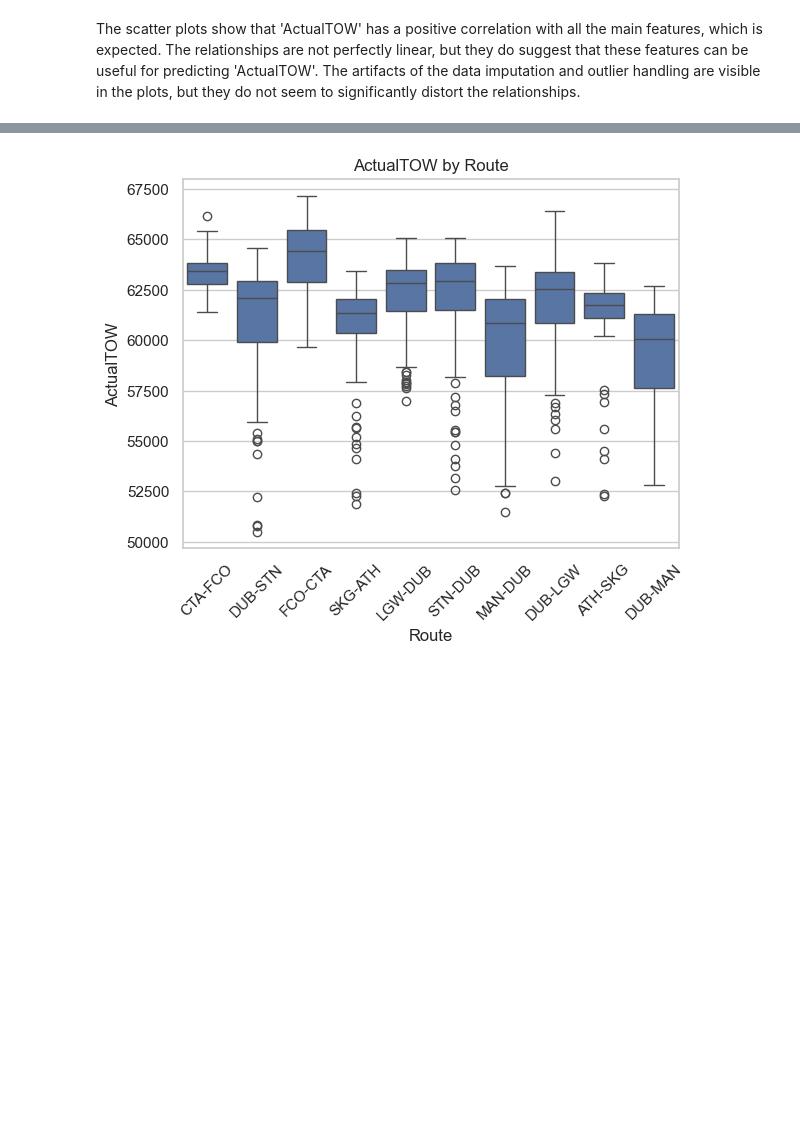
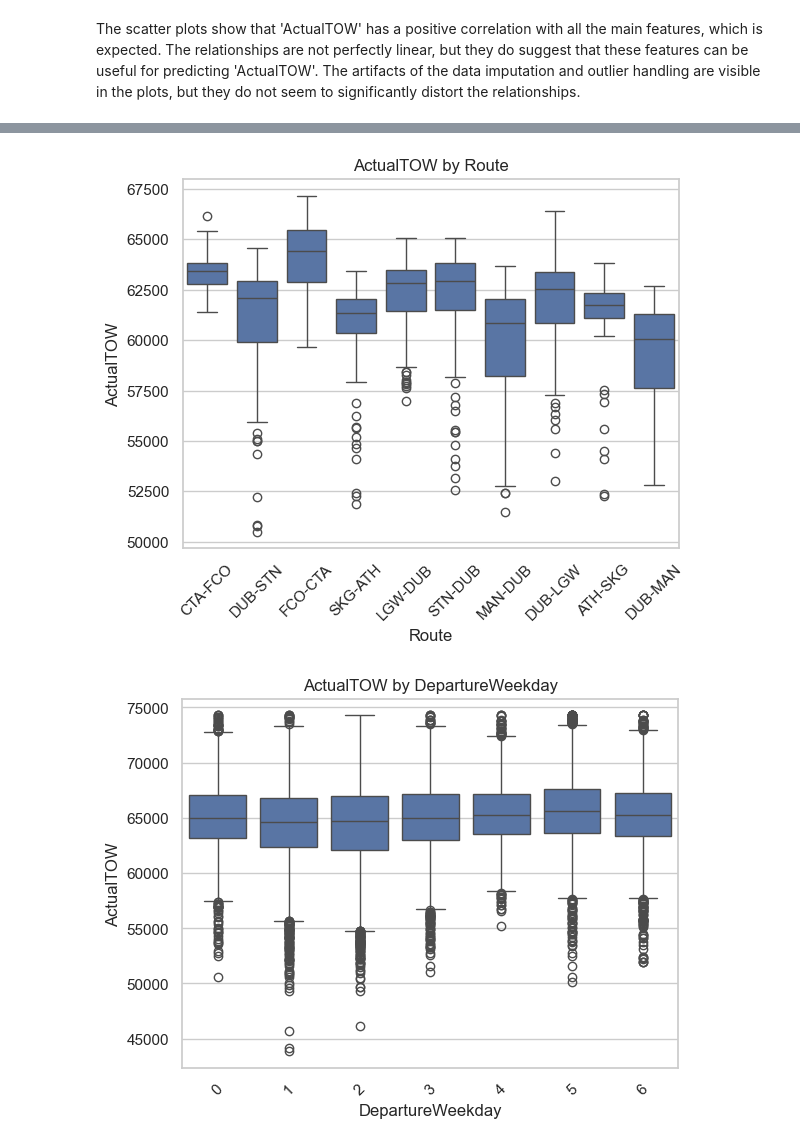
Before and after one commit to banacchini/ryanairTakeOffWeightRegression, a Jupyter notebook: notebooks/01_eda.ipynb, the cells around one changed output, grey strips where cells are left out. Drawn from its saved outputs; the diff is of its cells as text; code cells hidden in the pictures; blank space fills up the shorter version.

```diff
--- a/notebooks/01_eda.ipynb
+++ b/notebooks/01_eda.ipynb
@@ -864,16 +871,17 @@ for col in ["FLownPassengers", "BagsCount", "FlightBagsWeight", "ActualTotalFuel
 # %% [markdown]
 The scatter plots show that 'ActualTOW' has a positive correlation with all the main features, which is expected. The relationships are not perfectly linear, but they do suggest that these features can be useful for predicting 'ActualTOW'. The artifacts of the data imputation and outlier handling are visible in the plots, but they do not seem to significantly distort the relationships.
 # %%
-for cat in ["DepartureAirport", "ArrivalAirport", "Route"]:  # replace with your categorical cols
+for cat in ["DepartureAirport", "ArrivalAirport", "Route", "DepartureWeekday"]:  # replace with your categorical cols
     top_cats = df_train_clean[cat].value_counts().head(10).index
     sns.boxplot(x=cat, y="ActualTOW", data=df_train_clean[df_train_clean[cat].isin(top_cats)])
     plt.xticks(rotation=45)
     plt.title(f"ActualTOW by {cat}")
     plt.show()
 # %% [output]
 [figure]
 [figure]
 [figure]
+[figure, added]
 # %% [markdown]
 The distributions of ActualTOW (Take Off Weight) are similar across both arrival and departure airports, with most medians between 64,000 and 67,000 kg. AGP and MAD tend to show slightly higher TOW values, while airports like STN, BCN, and CRL have more low-end outliers, reflecting some variability in flight loads. Although there are outliers at all airports, no location exhibits a drastically different pattern, indicating consistent aircraft loading across major routes.
 
```
Also changed, not shown: parts of 13 cells of this notebook, 2 other files.
